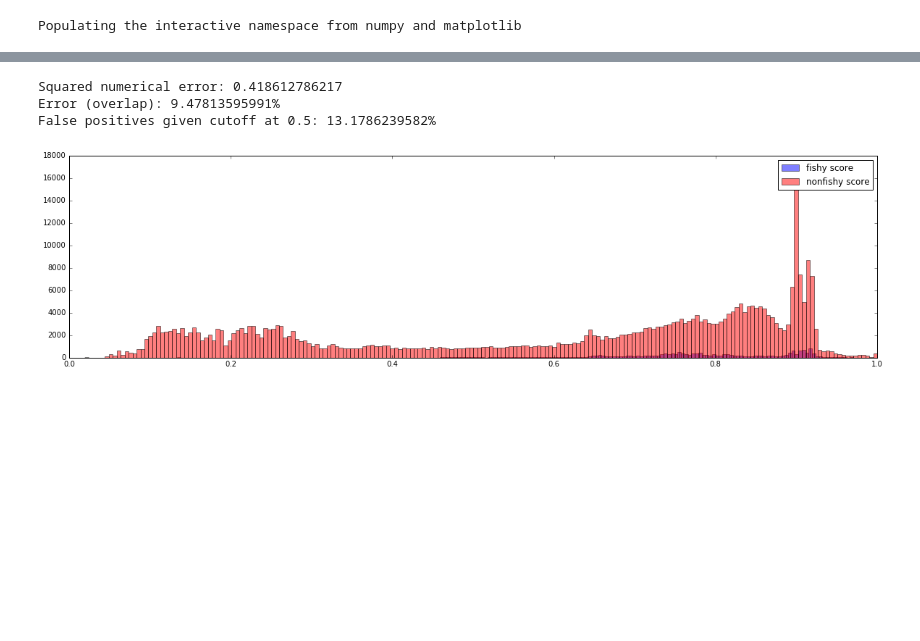
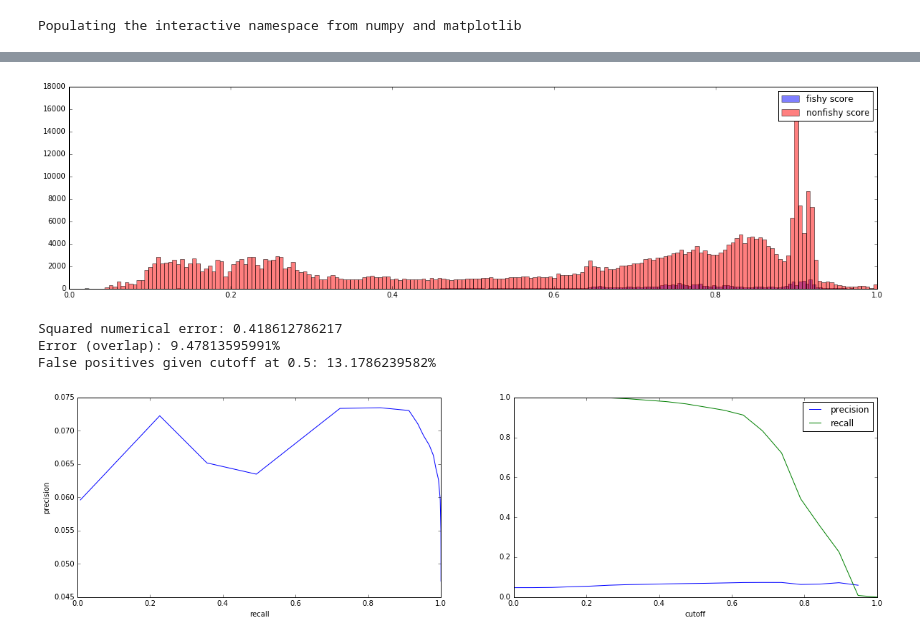
Before and after one commit to marketler/GFW_vessel_scoring, a Jupyter notebook: New_score_evaluation.ipynb, the cells around one changed output, grey strips where cells are left out. Cells and saved outputs as stored; diff of their text form; code cells hidden in the pictures; blank space fills up the shorter version.

```diff
--- a/New_score_evaluation.ipynb
+++ b/New_score_evaluation.ipynb
@@ -60,9 +75,11 @@ False positives given cutoff at 0.5: 39.127045986%
 x = load_data("datasets/kristina_ps.measures.npz")
 # %%
 old_score(x, windowSize)
-graph_score(x, windowSize)
+graph_score(x, "measure_new_score_%s" % windowSize)
+graph_precall(x, "measure_new_score_%s" % windowSize)
 # %% [output]
+[figure]
 Squared numerical error: 0.418612786217
 Error (overlap): 9.47813595991%
 False positives given cutoff at 0.5: 13.1786239582%
-[figure]
+[figure, added]
```
Also changed, not shown: parts of 7 cells of this notebook, 4 other files.
